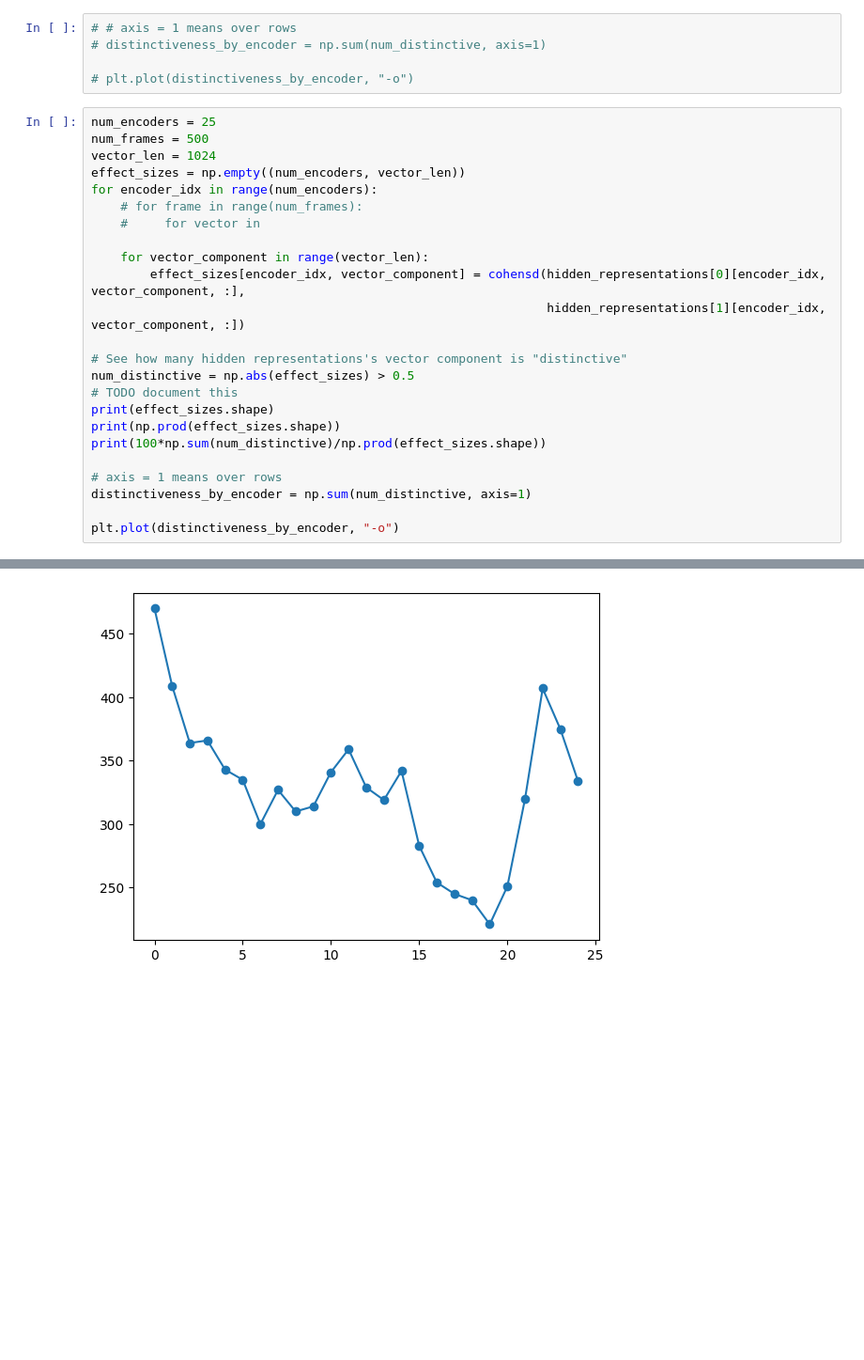
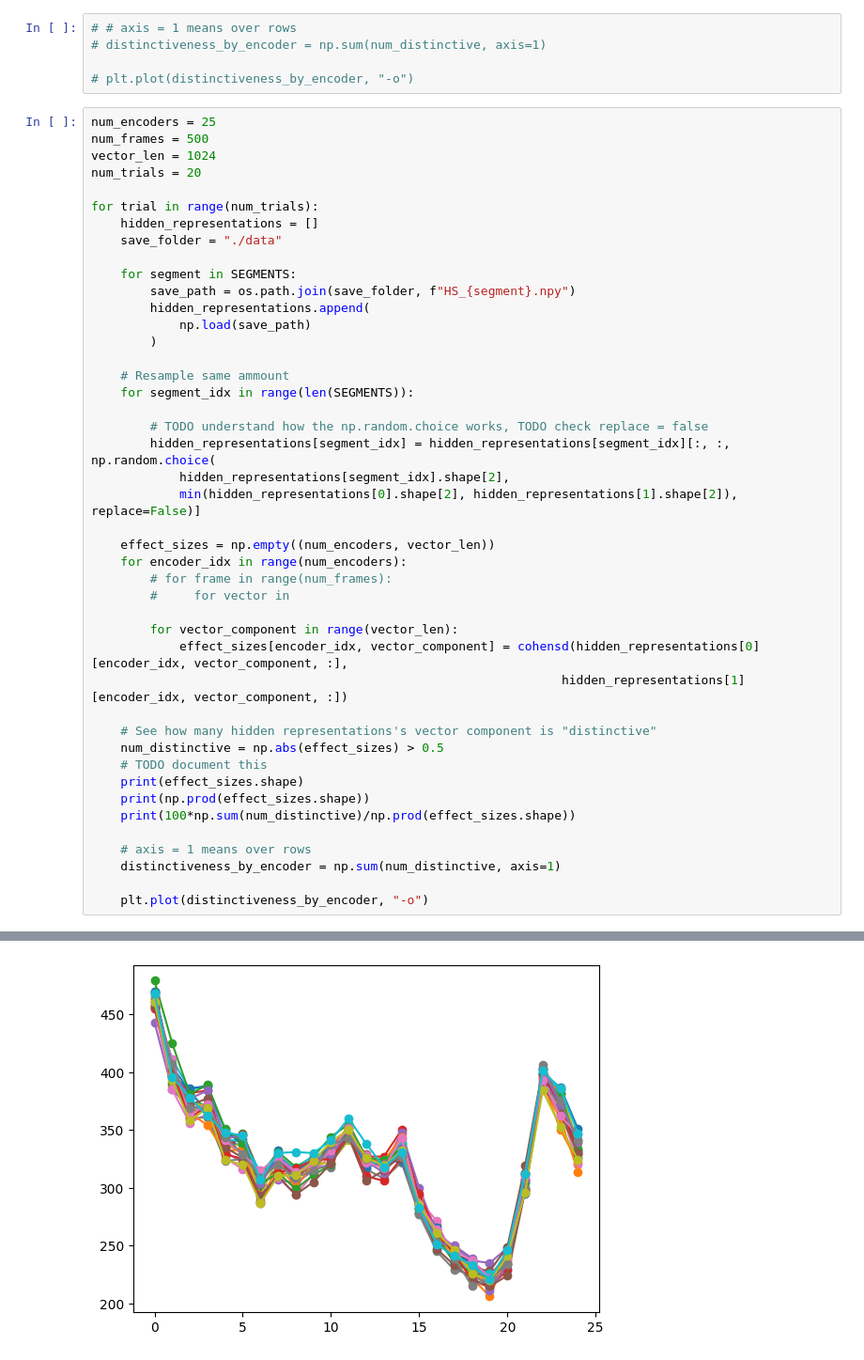
Before and after one commit to Ky-Ng/HuBERT-Analysis, a Jupyter notebook: AnalyzeData.ipynb, the cells around one changed output, grey strips where cells are left out. Shown at 94% size. Drawn from its saved outputs; the diff is of its cells as text; blank space fills up the shorter version.

Commit message:
plotting all together

```diff
--- a/AnalyzeData.ipynb
+++ b/AnalyzeData.ipynb
@@ -73,26 +70,46 @@ def cohensd(x, y):
 num_encoders = 25
 num_frames = 500
 vector_len = 1024
-effect_sizes = np.empty((num_encoders, vector_len))
-for encoder_idx in range(num_encoders):
-    # for frame in range(num_frames):
-    #     for vector in
+num_trials = 20
 
-    for vector_component in range(vector_len):
-        effect_sizes[encoder_idx, vector_component] = cohensd(hidden_representations[0][encoder_idx, vector_component, :],
-                                                              hidden_representations[1][encoder_idx, vector_component, :])
+for trial in range(num_trials):
+    hidden_representations = []
+    save_folder = "./data"
 
-# See how many hidden representations's vector component is "distinctive"
-num_distinctive = np.abs(effect_sizes) > 0.5
-# TODO document this
-print(effect_sizes.shape)
-print(np.prod(effect_sizes.shape))
-print(100*np.sum(num_distinctive)/np.prod(effect_sizes.shape))
+    for segment in SEGMENTS:
+        save_path = os.path.join(save_folder, f"HS_{segment}.npy")
+        hidden_representations.append(
+            np.load(save_path)
+        )
 
-# axis = 1 means over rows
-distinctiveness_by_encoder = np.sum(num_distinctive, axis=1)
+    # Resample same ammount
+    for segment_idx in range(len(SEGMENTS)):
 
-plt.plot(distinctiveness_by_encoder, "-o")
+        # TODO understand how the np.random.choice works, TODO check replace = false
+        hidden_representations[segment_idx] = hidden_representations[segment_idx][:, :, np.random.choice(
+            hidden_representations[segment_idx].shape[2],
+            min(hidden_representations[0].shape[2], hidden_representations[1].shape[2]), replace=False)]
+
+    effect_sizes = np.empty((num_encoders, vector_len))
+    for encoder_idx in range(num_encoders):
+        # for frame in range(num_frames):
+        #     for vector in
+
+        for vector_component in range(vector_len):
+            effect_sizes[encoder_idx, vector_component] = cohensd(hidden_representations[0][encoder_idx, vector_component, :],
+                                                                hidden_representations[1][encoder_idx, vector_component, :])
+
+    # See how many hidden representations's vector component is "distinctive"
+    num_distinctive = np.abs(effect_sizes) > 0.5
+    # TODO document this
+    print(effect_sizes.shape)
+    print(np.prod(effect_sizes.shape))
+    print(100*np.sum(num_distinctive)/np.prod(effect_sizes.shape))
+
+    # axis = 1 means over rows
+    distinctiveness_by_encoder = np.sum(num_distinctive, axis=1)
+
+    plt.plot(distinctiveness_by_encoder, "-o")
 # %% [output]
 (25, 1024)
 25600
@@ -101 +131 @@ plt.plot(distinctiveness_by_encoder, "-o")
-[figure, old version]
+[figure, new version]
```
Also changed, not shown: parts of 2 cells of this notebook, 1 other file.
